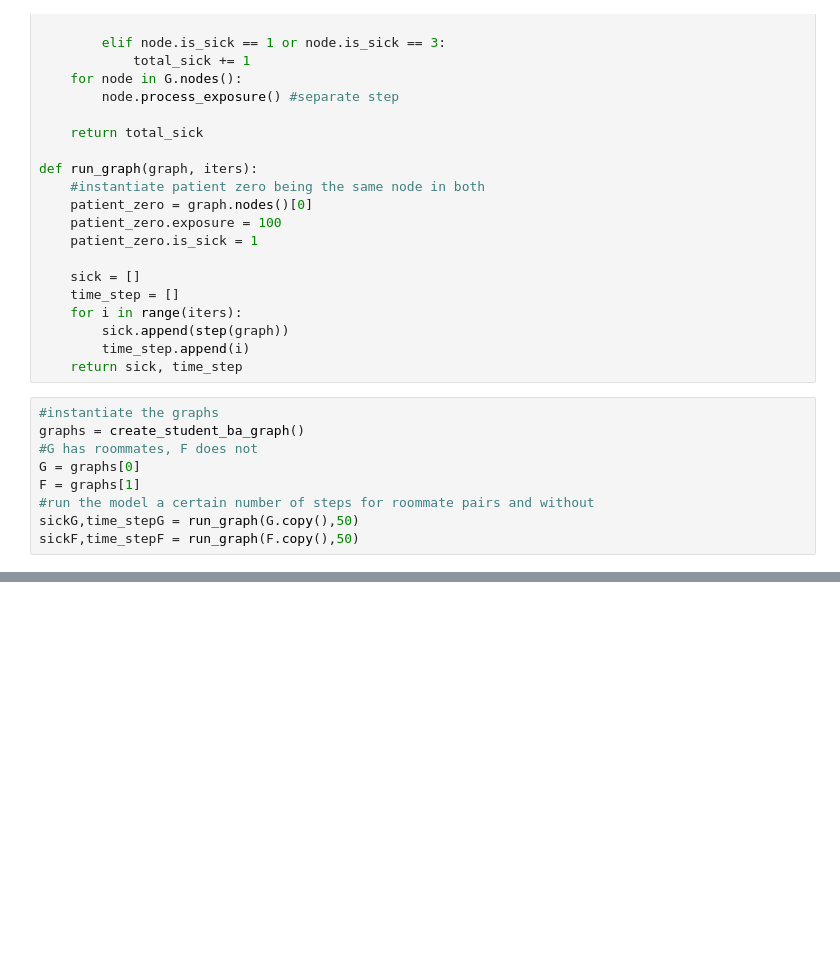
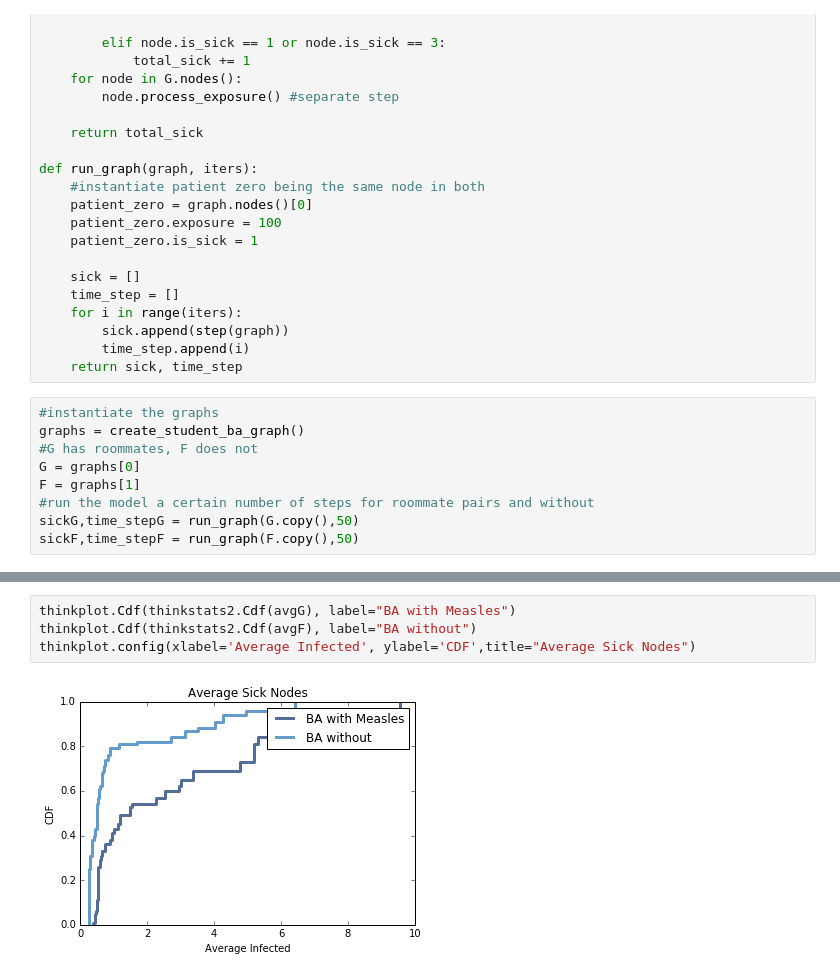
Before and after one commit to buttegab/FreshmanPlague, a Jupyter notebook: code/FreshmanPlague.ipynb, the cells around one changed output, grey strips where cells are left out. Cells and saved outputs as stored; diff of their text form; blank space fills up the shorter version.

Commit message:
new code for making CDFs of measles, also pictures

```diff
--- a/code/FreshmanPlague.ipynb
+++ b/code/FreshmanPlague.ipynb
@@ -472,0 +483,6 @@ plt.show()
+# %%
+thinkplot.Cdf(thinkstats2.Cdf(avgG), label="BA with Measles")
+thinkplot.Cdf(thinkstats2.Cdf(avgF), label="BA without")
+thinkplot.config(xlabel='Average Infected', ylabel='CDF',title="Average Sick Nodes")
+# %% [output]
+[figure, added]
```
Also changed, not shown: parts of 8 cells of this notebook, 2 other files.
